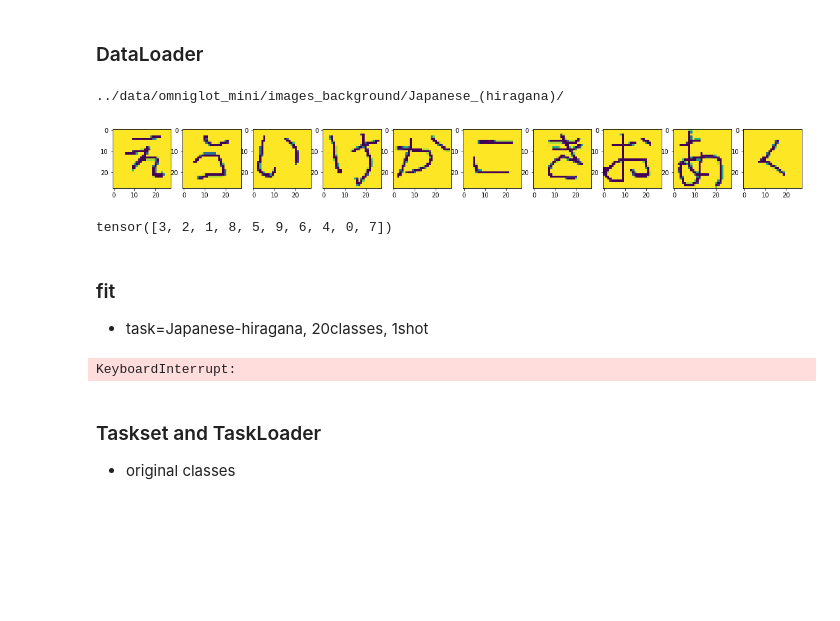
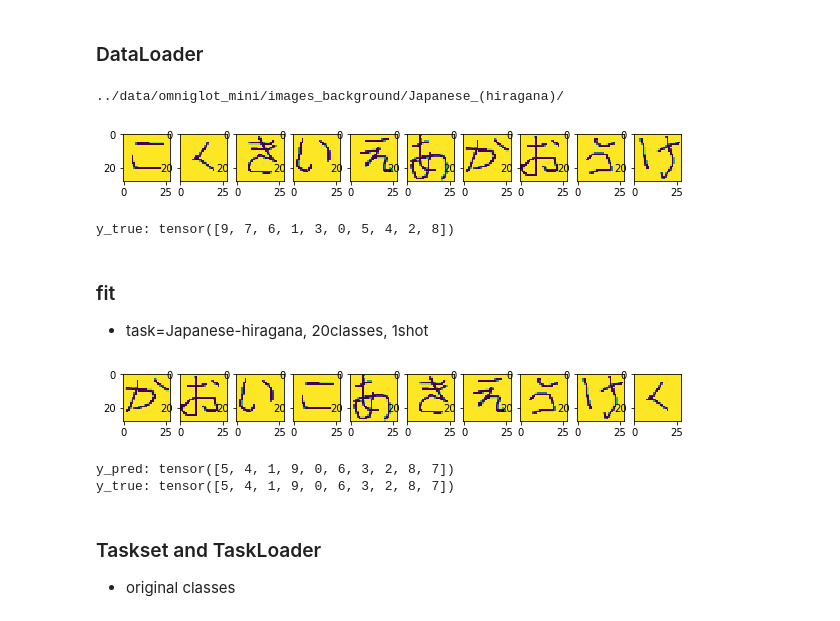
Before and after one commit to naruya/maml-pytorch, a Jupyter notebook: notebooks/maml.ipynb, the cells around one changed output. Saved outputs shown, nothing was run; the diff lists cells and outputs as text; code cells hidden in the pictures; blank space fills up the shorter version.

```diff
--- a/notebooks/maml.ipynb
+++ b/notebooks/maml.ipynb
@@ -87,8 +153,8 @@ def test(model, device, test_data_loader):
 # %% [markdown]
 ### Dataset
 # %%
-class OmniglotDataset(Dataset):
-    def __init__(self, path_to_lang, n_class, train, train_indices, transform):
+class OmniglotOriginDataset(Dataset):
+    def __init__(self, path_to_lang, n_class, train, train_index, transform):
 
         self.data = []
         self.path = path_to_lang
@@ -99,9 +165,9 @@ class OmniglotDataset(Dataset):
             path_to_label = os.path.join(path_to_lang, label)
             chars = np.array(sorted(os.listdir(path_to_label)))
             if train:
-                chars = chars[train_indices]
+                chars = chars[train_index]
             else:
-                test_indices = list(set(np.arange(20)) - set(train_indices)) # 各文字20枚ずつ入ってる
+                test_indices = list(set(np.arange(20)) - set(train_index)) # 各文字20枚ずつ入ってる
                 chars = chars[test_indices]
             for char in chars:
                 path_to_char = os.path.join(path_to_label, char)
@@ -124,4 +190,5 @@ class ToTensor(object):
         image = image.reshape([28,28, 1])
         image = image.transpose((2, 0, 1))
         image = np.array(image, np.float32)
+
         return [torch.from_numpy(image), torch.from_numpy(label)]
@@ -129,62 +214,76 @@ class ToTensor(object):
 ### DataLoader
 # %%
 local_task_train_data_loader = DataLoader(
-    OmniglotDataset("../data/omniglot_mini/images_background/Japanese_(hiragana)/",
+    OmniglotOriginDataset("../data/omniglot_mini/images_background/Japanese_(hiragana)/",
                     n_class=n_class,
                     train=True,
-                    train_indices=[0],
+                    train_index=[0],
                     transform=transforms.Compose([
-                        ToTensor()
+                        ToTensor(),
                     ])),
     batch_size=batch_size, shuffle=True)
 
 print(local_task_train_data_loader.dataset.path)
 
-for batch in local_task_train_data_loader: # only have one batch
-    plt.figure(figsize=(20,2))
-    for i, (image, label) in enumerate(zip(batch[0], batch[1])):
-        plt.subplot(1, batch_size, i+1)
-        plt.imshow(image[0])
+for data, target in local_task_train_data_loader: # only have one batch
+    plt.figure(figsize=(10,1))
+    for i, x in enumerate(data):
+        plt.subplot(1, batch_size, i+1); plt.imshow(x[0])
     plt.show()
-    print(batch[1])
+    print("y_true:", target)
 # %% [output]
 ../data/omniglot_mini/images_background/Japanese_(hiragana)/
-[figure, old version]
+[figure, new version]
-tensor([3, 2, 1, 8, 5, 9, 6, 4, 0, 7])
+y_true: tensor([9, 7, 6, 1, 3, 0, 5, 4, 2, 8])
 # %% [markdown]
 ### fit
 - task=Japanese-hiragana, 20classes, 1shot
 # %%
 local_task_train_data_loader = DataLoader(
-    OmniglotDataset("../data/omniglot_mini/images_background/Japanese_(hiragana)/",
+    OmniglotOriginDataset("../data/omniglot_mini/images_background/Japanese_(hiragana)/",
                     n_class=n_class,
                     train=True,
-                    train_indices=[0],
+                    train_index=[0],
                     transform=transforms.Compose([
                         ToTensor()
                     ])),
     batch_size=batch_size, shuffle=True)
 
+
 local_task_test_data_loader = DataLoader(
-    OmniglotDataset("../data/omniglot_mini/images_background/Japanese_(hiragana)/",
+    OmniglotOriginDataset("../data/omniglot_mini/images_background/Japanese_(hiragana)/",
                     n_class=n_class,
                     train=False,
-                    train_indices=[0],
+                    train_index=[0],
                     transform=transforms.Compose([
                         ToTensor()
                     ])),
     batch_size=batch_size, shuffle=True)
 
-model = OmniglotNet(n_class=20).to(device)
+model = OmniglotNet(n_class=10).to(device)
 optimizer = optim.SGD(model.parameters(), lr=0.01, momentum=0.5)
 
-with tqdm(range(1, 1000 + 1)) as _tqdm:
+with tqdm(range(10)) as _tqdm:
     for epoch in _tqdm:
-        train(model, device, local_task_train_data_loader, optimizer, epoch)
-        temp_loss, temp_acc = test(model, device, local_task_test_data_loader)
-        _tqdm.set_postfix(OrderedDict(step=epoch, loss=temp_loss, acc= temp_acc))
+        train_loss, train_acc = train(model, device, local_task_train_data_loader, optimizer, epoch)
+        test_loss, test_acc = test(model, device, local_task_test_data_loader)
+        _tqdm.set_postfix(OrderedDict(
+            epoch=epoch+1,
+            train_loss=train_loss, train_acc=train_acc,
+            test_loss=test_loss, test_acc=test_acc))
+
+data, target = local_task_train_data_loader.__iter__().next()
+
+images = np.array(data).reshape(10,28,28)
+plt.figure(figsize=(10,1))
+[[plt.subplot(1,10,i+1), plt.imshow(img)] for i, img in enumerate(images)]; plt.show()
+
+print("y_pred:", torch.argmax(model(data.cuda()), 1).cpu())
+print("y_true:", target)
 # %% [output]
+[figure, added]
-KeyboardInterrupt:
+y_pred: tensor([5, 4, 1, 9, 0, 6, 3, 2, 8, 7])
+y_true: tensor([5, 4, 1, 9, 0, 6, 3, 2, 8, 7])
 # %% [markdown]
 ### Taskset and TaskLoader
 - original classes
```
Also changed, not shown: parts of 9 cells of this notebook.
